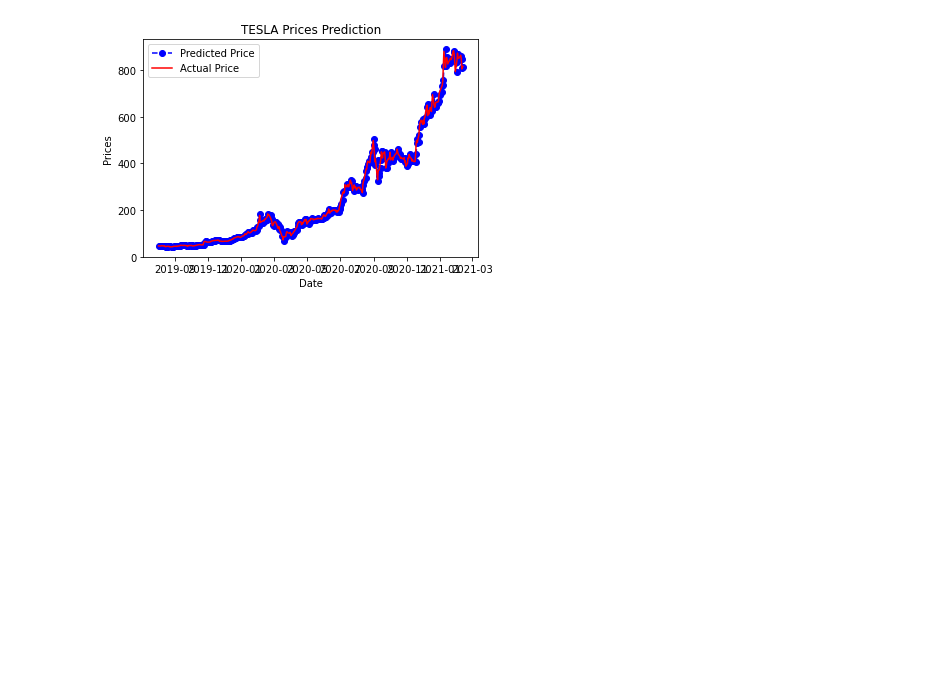
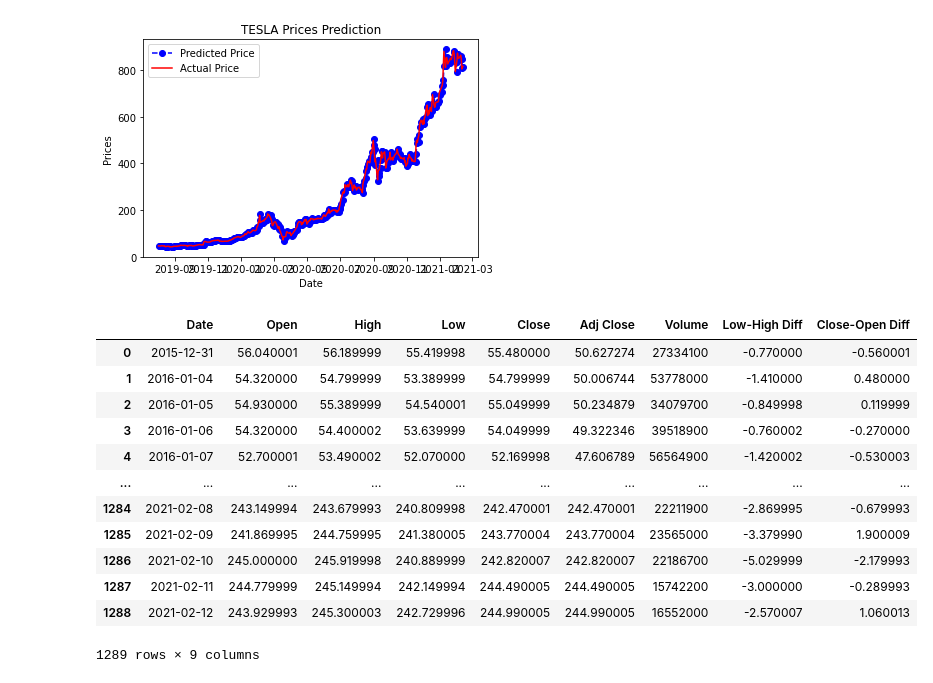
Before and after one commit to jeremychiaa/TSLA-stock-price-analysis-predictive-modelling, a Jupyter notebook: scripts/yahoo_scrape.ipynb, the cells around one changed output. Drawn from its saved outputs; the diff is of its cells as text; code cells hidden in the pictures; blank space fills up the shorter version.

```diff
--- a/scripts/yahoo_scrape.ipynb
+++ b/scripts/yahoo_scrape.ipynb
@@ -254,3 +254,20 @@ plt.legend()
 plt.show()
 # %% [output]
 [figure]
+# %%
+MSFT_data['Low-High Diff'] = MSFT_data['Low'] - MSFT_data['High']
+MSFT_data['Close-Open Diff'] = MSFT_data['Close'] - MSFT_data['Open']
+# %% [output]
+|  | Date | Open | High | Low | Close | Adj Close | Volume | Low-High Diff | Close-Open Diff |
+| 0 | 2015-12-31 | 56.040001 | 56.189999 | 55.419998 | 55.480000 | 50.627274 | 27334100 | -0.770000 | -0.560001 |
+| 1 | 2016-01-04 | 54.320000 | 54.799999 | 53.389999 | 54.799999 | 50.006744 | 53778000 | -1.410000 | 0.480000 |
+| 2 | 2016-01-05 | 54.930000 | 55.389999 | 54.540001 | 55.049999 | 50.234879 | 34079700 | -0.849998 | 0.119999 |
+| 3 | 2016-01-06 | 54.320000 | 54.400002 | 53.639999 | 54.049999 | 49.322346 | 39518900 | -0.760002 | -0.270000 |
+| 4 | 2016-01-07 | 52.700001 | 53.490002 | 52.070000 | 52.169998 | 47.606789 | 56564900 | -1.420002 | -0.530003 |
+| ... | ... | ... | ... | ... | ... | ... | ... | ... | ... |
+| 1284 | 2021-02-08 | 243.149994 | 243.679993 | 240.809998 | 242.470001 | 242.470001 | 22211900 | -2.869995 | -0.679993 |
+| 1285 | 2021-02-09 | 241.869995 | 244.759995 | 241.380005 | 243.770004 | 243.770004 | 23565000 | -3.379990 | 1.900009 |
+| 1286 | 2021-02-10 | 245.000000 | 245.919998 | 240.889999 | 242.820007 | 242.820007 | 22186700 | -5.029999 | -2.179993 |
+| 1287 | 2021-02-11 | 244.779999 | 245.149994 | 242.149994 | 244.490005 | 244.490005 | 15742200 | -3.000000 | -0.289993 |
+| 1288 | 2021-02-12 | 243.929993 | 245.300003 | 242.729996 | 244.990005 | 244.990005 | 16552000 | -2.570007 | 1.060013 |
+1289 rows × 9 columns
```
Also changed, not shown: parts of 10 cells of this notebook, 2 other files.
